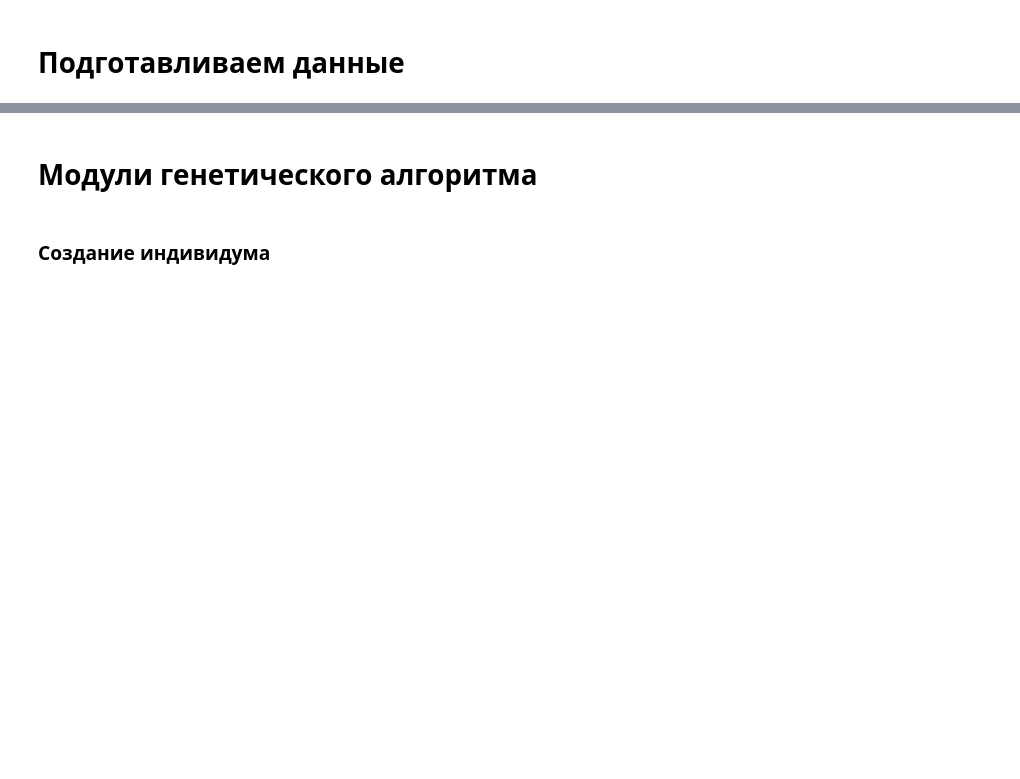
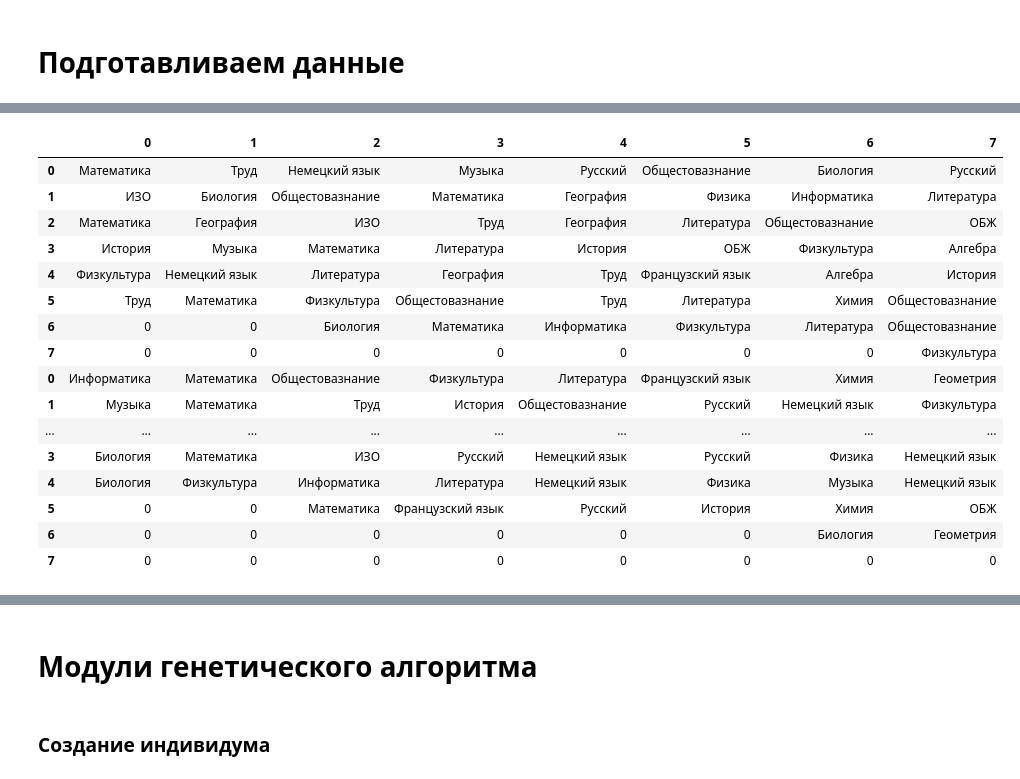
Before and after one commit to tu60rk/school_table, a Jupyter notebook: school_table_algorithm_c.ipynb, the cells around one changed output, grey strips where cells are left out. Drawn from its saved outputs; the diff is of its cells as text; code cells hidden in the pictures; blank space fills up the shorter version.

```diff
--- a/school_table_algorithm_c.ipynb
+++ b/school_table_algorithm_c.ipynb
@@ -282,0 +562,3 @@ COURSES = [COURSES_5a,
+# %%
+timetable = get_timetable()
+timetable
@@ -282,0 +598,51 @@ COURSES = [COURSES_5a,
+# %%
+def get_grah_timetable(timetable : list) -> None:
+
+    import pandas as pd
+
+    result_df = pd.DataFrame()
+    for day in timetable:
+        df_day = pd.DataFrame()
+        for idx, clas in enumerate(day):
+            temp_df = pd.DataFrame([COURSES[idx][values].ItemName[0] if values != 0 else 0 for values in clas], columns = [f'{idx}'])
+            df_day = pd.concat([df_day, temp_df], axis = 1)
+
+        result_df = pd.concat([result_df, df_day])
+
+    return result_df
+
+def get_grah_teachertimetable(timetable : list) -> None:
+
+    import pandas as pd
+
+    result_df = pd.DataFrame()
+    for day in timetable:
+        df_day = pd.DataFrame()
+        for idx, clas in enumerate(day):
+            temp_df = pd.DataFrame([COURSES[idx][values].TeacherFIO if values != 0 else 0 for values in clas], columns = [f'{idx}'])
+            df_day = pd.concat([df_day, temp_df], axis = 1)
+
+        result_df = pd.concat([result_df, df_day])
+
+    return result_df
+
+df = get_grah_timetable(timetable)
+df
+# %% [output]
+|  | 0 | 1 | 2 | 3 | 4 | 5 | 6 | 7 |
+| 0 | Математика | Труд | Немецкий язык | Музыка | Русский | Общестовазнание | Биология | Русский |
+| 1 | ИЗО | Биология | Общестовазнание | Математика | География | Физика | Информатика | Литература |
+| 2 | Математика | География | ИЗО | Труд | География | Литература | Общестовазнание | ОБЖ |
+| 3 | История | Музыка | Математика | Литература | История | ОБЖ | Физкультура | Алгебра |
+| 4 | Физкультура | Немецкий язык | Литература | География | Труд | Французский язык | Алгебра | История |
+| 5 | Труд | Математика | Физкультура | Общестовазнание | Труд | Литература | Химия | Общестовазнание |
+| 6 | 0 | 0 | Биология | Математика | Информатика | Физкультура | Литература | Общестовазнание |
+| 7 | 0 | 0 | 0 | 0 | 0 | 0 | 0 | Физкультура |
+| 0 | Информатика | Математика | Общестовазнание | Физкультура | Литература | Французский язык | Химия | Геометрия |
+| 1 | Музыка | Математика | Труд | История | Общестовазнание | Русский | Немецкий язык | Физкультура |
+| ... | ... | ... | ... | ... | ... | ... | ... | ... |
+| 3 | Биология | Математика | ИЗО | Русский | Немецкий язык | Русский | Физика | Немецкий язык |
+| 4 | Биология | Физкультура | Информатика | Литература | Немецкий язык | Физика | Музыка | Немецкий язык |
+| 5 | 0 | 0 | Математика | Французский язык | Русский | История | Химия | ОБЖ |
+| 6 | 0 | 0 | 0 | 0 | 0 | 0 | Биология | Геометрия |
+| 7 | 0 | 0 | 0 | 0 | 0 | 0 | 0 | 0 |
```
Also changed, not shown: parts of 11 cells of this notebook.
